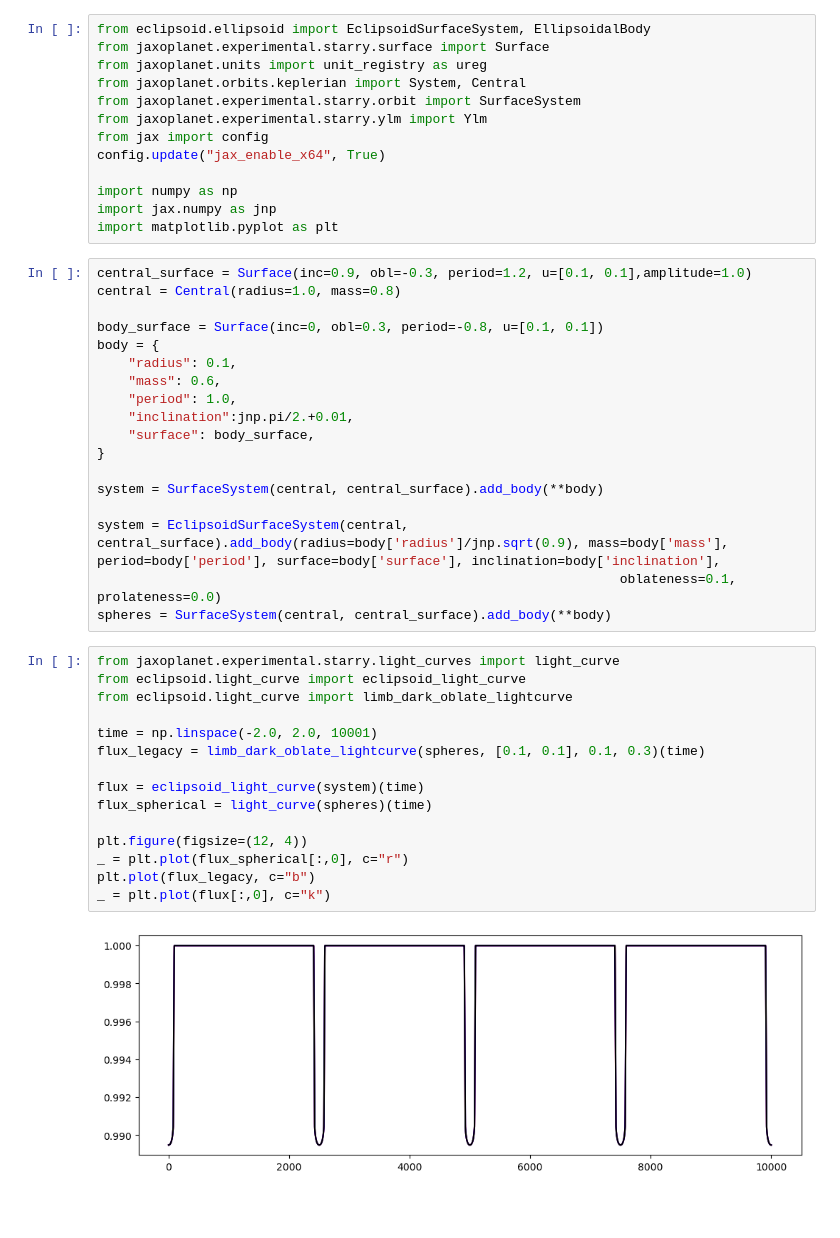
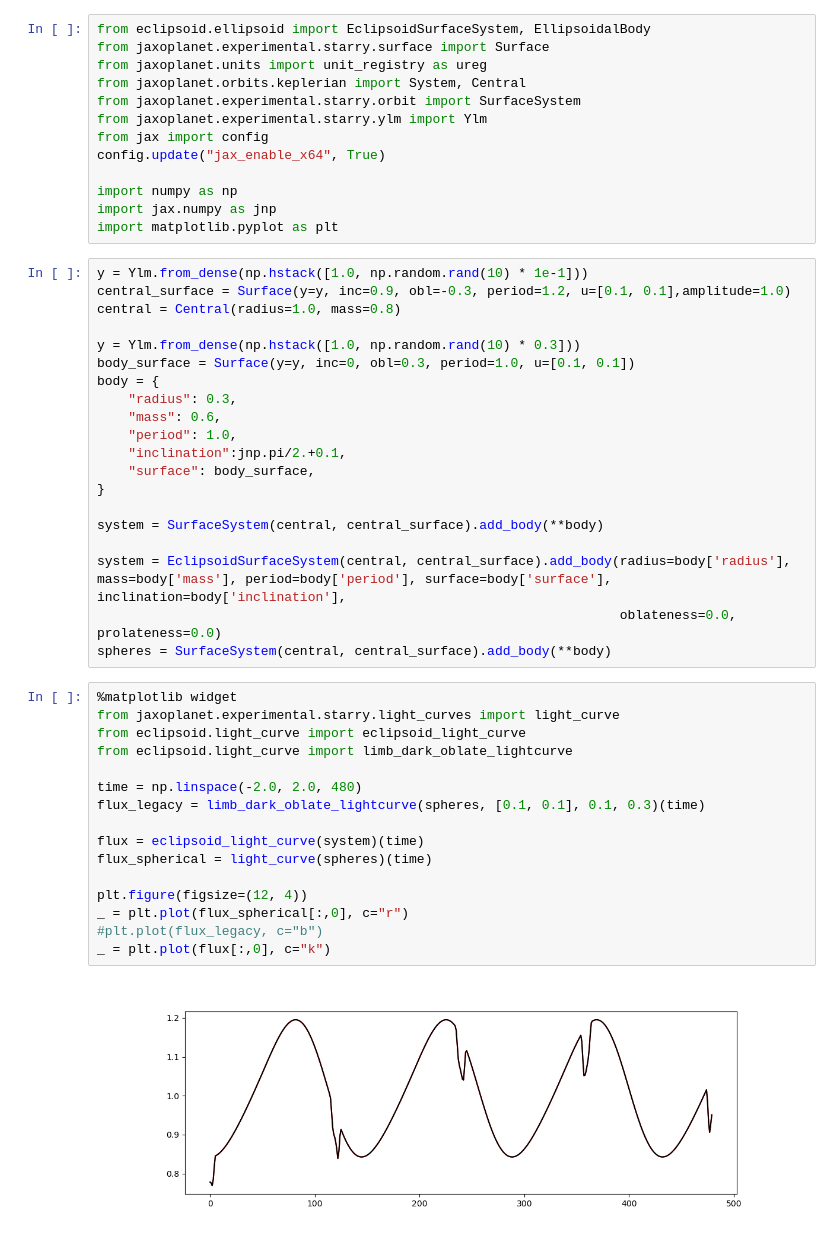
Before and after one commit to shishirdholakia/eclipsoid, a Jupyter notebook: notebooks/EllipsoidalSystem.ipynb, the cells around one changed output. Drawn from its saved outputs; the diff is of its cells as text; blank space fills up the shorter version.

```diff
--- a/notebooks/EllipsoidalSystem.ipynb
+++ b/notebooks/EllipsoidalSystem.ipynb
@@ -12,37 +12,40 @@ import numpy as np
 import jax.numpy as jnp
 import matplotlib.pyplot as plt
 # %%
-central_surface = Surface(inc=0.9, obl=-0.3, period=1.2, u=[0.1, 0.1],amplitude=1.0)
+y = Ylm.from_dense(np.hstack([1.0, np.random.rand(10) * 1e-1]))
+central_surface = Surface(y=y, inc=0.9, obl=-0.3, period=1.2, u=[0.1, 0.1],amplitude=1.0)
 central = Central(radius=1.0, mass=0.8)
 
-body_surface = Surface(inc=0, obl=0.3, period=-0.8, u=[0.1, 0.1])
+y = Ylm.from_dense(np.hstack([1.0, np.random.rand(10) * 0.3]))
+body_surface = Surface(y=y, inc=0, obl=0.3, period=1.0, u=[0.1, 0.1])
 body = {
-    "radius": 0.1,
+    "radius": 0.3,
     "mass": 0.6,
     "period": 1.0,
-    "inclination":jnp.pi/2.+0.01,
+    "inclination":jnp.pi/2.+0.1,
     "surface": body_surface,
 }
 
 system = SurfaceSystem(central, central_surface).add_body(**body)
 
-system = EclipsoidSurfaceSystem(central, central_surface).add_body(radius=body['radius']/jnp.sqrt(0.9), mass=body['mass'], period=body['period'], surface=body['surface'], inclination=body['inclination'],
-                                                                   oblateness=0.1, prolateness=0.0)
+system = EclipsoidSurfaceSystem(central, central_surface).add_body(radius=body['radius'], mass=body['mass'], period=body['period'], surface=body['surface'], inclination=body['inclination'],
+                                                                   oblateness=0.0, prolateness=0.0)
 spheres = SurfaceSystem(central, central_surface).add_body(**body)
 # %%
+%matplotlib widget
 from jaxoplanet.experimental.starry.light_curves import light_curve
 from eclipsoid.light_curve import eclipsoid_light_curve
 from eclipsoid.light_curve import limb_dark_oblate_lightcurve
 
-time = np.linspace(-2.0, 2.0, 10001)
+time = np.linspace(-2.0, 2.0, 480)
 flux_legacy = limb_dark_oblate_lightcurve(spheres, [0.1, 0.1], 0.1, 0.3)(time)
 
 flux = eclipsoid_light_curve(system)(time)
 flux_spherical = light_curve(spheres)(time)
 
 plt.figure(figsize=(12, 4))
 _ = plt.plot(flux_spherical[:,0], c="r")
-plt.plot(flux_legacy, c="b")
+#plt.plot(flux_legacy, c="b")
 _ = plt.plot(flux[:,0], c="k")
 # %% [output]
-[figure, old version]
+[figure, new version]
```
Also changed, not shown: parts of 2 cells of this notebook, 3 other files.
